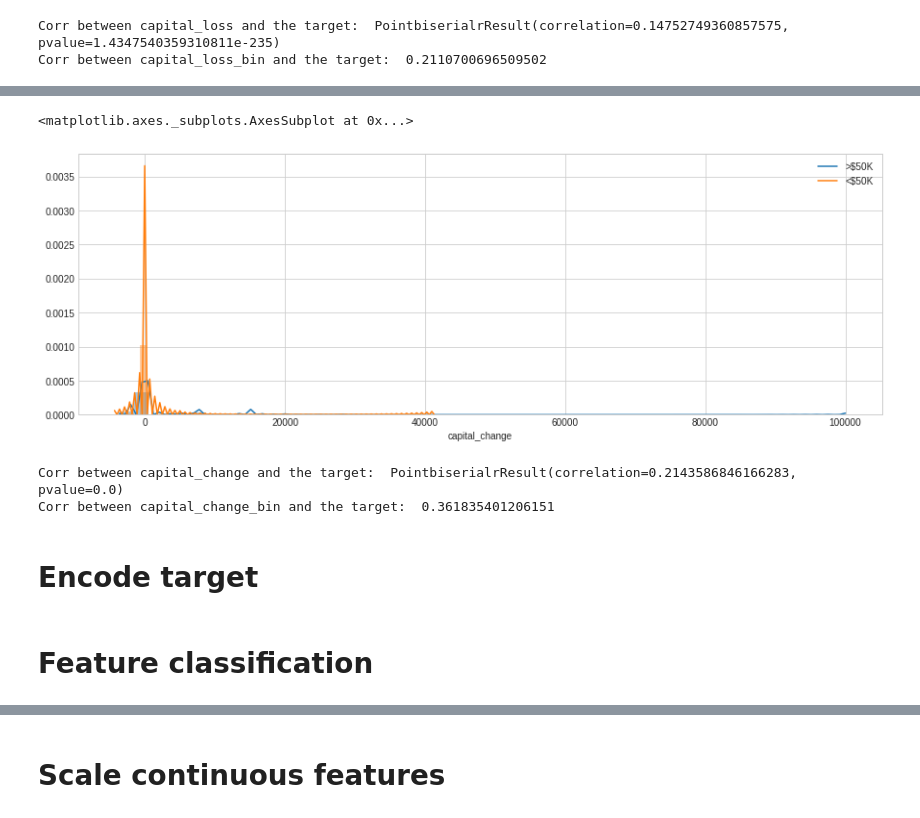
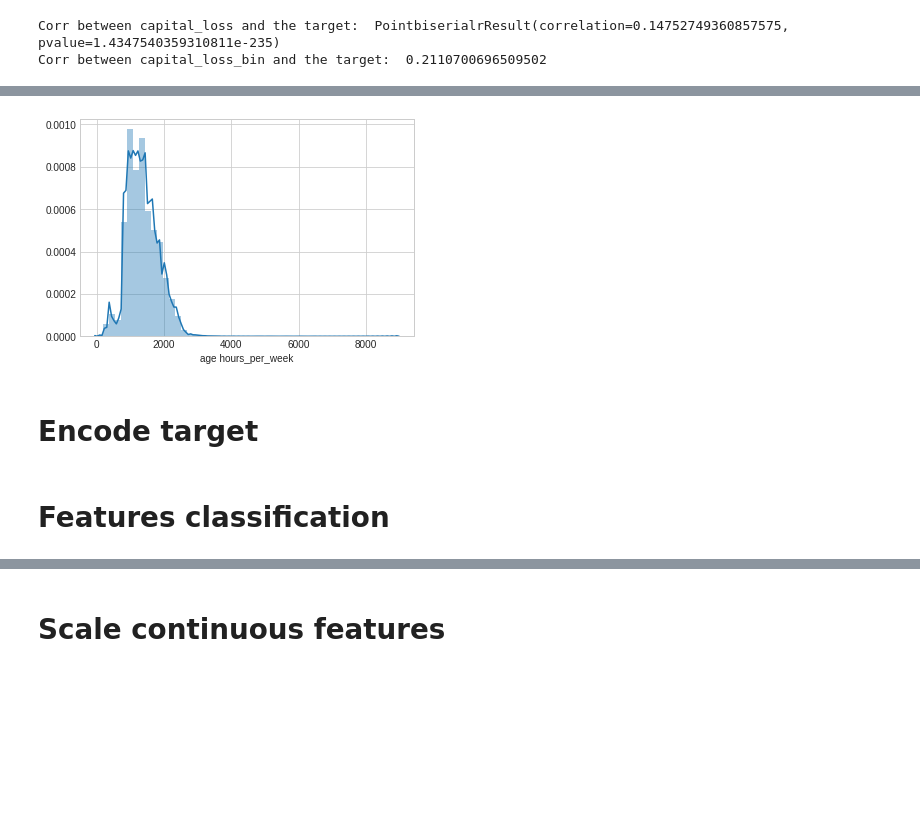
Before and after one commit to basselkassem/predict_income_potential, a Jupyter notebook: feature_engineering.ipynb, the cells around one changed output, grey strips where cells are left out. Saved outputs shown, nothing was run; the diff lists cells and outputs as text; code cells hidden in the pictures; blank space fills up the shorter version.

```diff
--- a/feature_engineering.ipynb
+++ b/feature_engineering.ipynb
@@ -423,4 +396,0 @@ sns.distplot(df[df['target'] == '<=50k']['age_hours'], kde_kws={"label": "<$50K"
-# %%
-print_corr(df, 'age_hours')
-df['age_hours_bin'] = df['age_hours_bin'].astype('object')
-print_corr(df, 'age_hours_bin')
@@ -440,4 +396,0 @@ g = sns.pointplot(x = 'capital_loss',
-# %%
-df["capital_change"] = df["capital_gain"] - df["capital_loss"]
-sns.distplot(df['capital_change'])
-plt.show()
@@ -446,23 +397,12 @@ plt.show()
-# %%
-bin_number = 20
-df['capital_change_bin'] = pd.cut(df['capital_change'], bin_number, labels = [str(i + 1) for i in np.arange(bin_number)])
-fig = plt.figure(figsize=(15, 5))
-sns.distplot(df[df['target'] == '>50k']['capital_change'], kde_kws={"label": ">$50K"})
-sns.distplot(df[df['target'] == '<=50k']['capital_change'], kde_kws={"label": "<$50K"})
-# %% [output]
-<matplotlib.axes._subplots.AxesSubplot at 0x...>
-[figure, removed]
-# %%
-print_corr(df, 'capital_change')
-df['capital_change_bin'] = df['capital_change_bin'].astype('object')
-print_corr(df, 'capital_change_bin')
-# %% [output]
-Corr between capital_change and the target:  PointbiserialrResult(correlation=0.2143586846166283, pvalue=0.0)
-Corr between capital_change_bin and the target:  0.361835401206151
+# %%
+sns.distplot(df['age hours_per_week'])
+plt.show()
+# %% [output]
+[figure, added]
 # %% [markdown]
 # Encode target
 # %%
 df.loc[df['target'] == '<=50k', 'target'] = 0
 df.loc[df['target'] == '>50k', 'target'] = 1
 # %% [markdown]
-# Feature classification
+# Features classification
```
Also changed, not shown: parts of 39 cells of this notebook.
